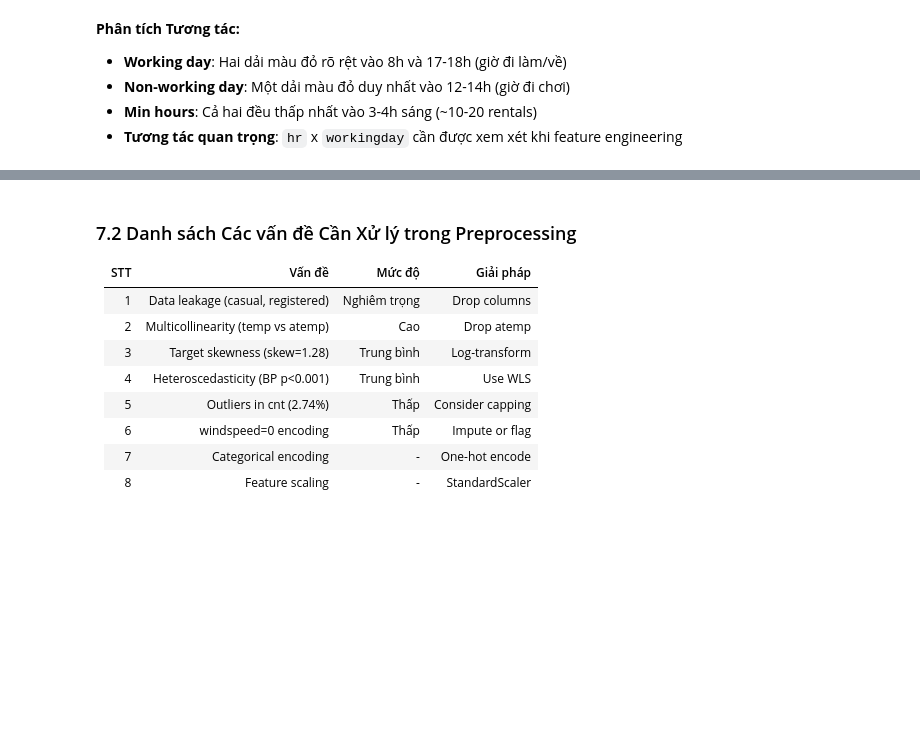
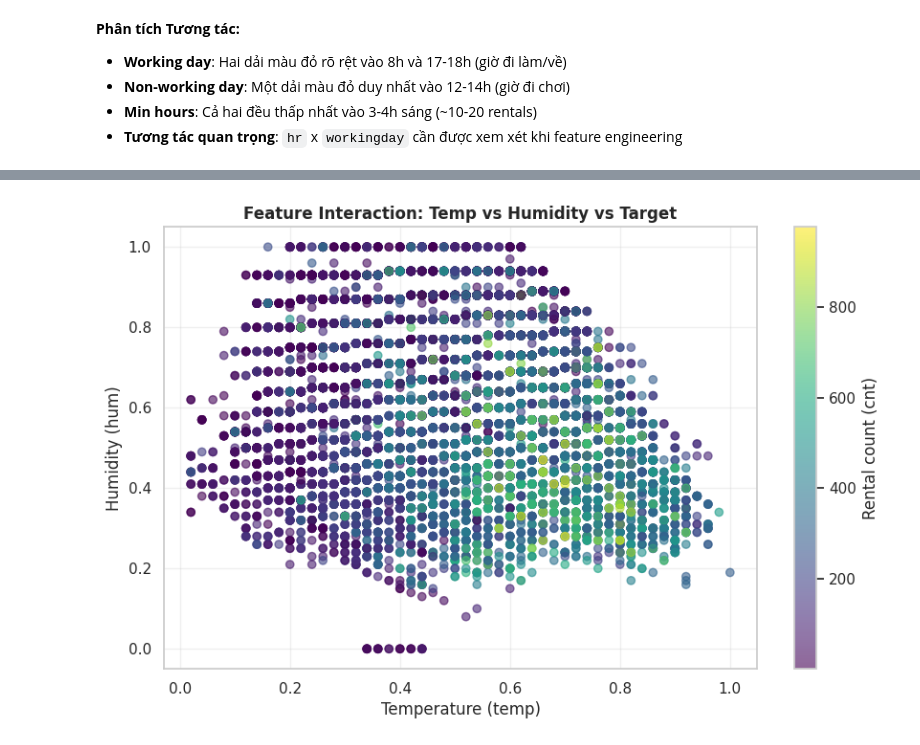
Before and after one commit to nh-atuan/supervised-learning-project, a Jupyter notebook: code/Part1_Regression/data/01_eda.ipynb, the cells around one changed output, grey strips where cells are left out. Saved outputs shown, nothing was run; the diff lists cells and outputs as text; code cells hidden in the pictures; blank space fills up the shorter version.

```diff
--- a/code/Part1_Regression/data/01_eda.ipynb
+++ b/code/Part1_Regression/data/01_eda.ipynb
@@ -1259,13 +1305,12 @@ print("   - Normalization: Scale continuous features")
-# %% [markdown]
-### 7.2 Danh sách Các vấn đề Cần Xử lý trong Preprocessing
-
-| STT | Vấn đề | Mức độ | Giải pháp |
-|-----|--------|--------|-----------|
-| 1 | Data leakage (casual, registered) | Nghiêm trọng | Drop columns |
-| 2 | Multicollinearity (temp vs atemp) | Cao | Drop atemp |
-| 3 | Target skewness (skew=1.28) | Trung bình | Log-transform |
-| 4 | Heteroscedasticity (BP p<0.001) | Trung bình | Use WLS |
-| 5 | Outliers in cnt (2.74%) | Thấp | Consider capping |
-| 6 | windspeed=0 encoding | Thấp | Impute or flag |
-| 7 | Categorical encoding | - | One-hot encode |
-| 8 | Feature scaling | - | StandardScaler |
+# %%
+# Feature Interaction Analysis: Temperature x Humidity x Target
+plt.figure(figsize=(10, 6))
+scatter = plt.scatter(df['temp'], df['hum'], c=df['cnt'], cmap='viridis', alpha=0.6)
+plt.colorbar(scatter, label='Rental count (cnt)')
+plt.xlabel('Temperature (temp)')
+plt.ylabel('Humidity (hum)')
+plt.title('Feature Interaction: Temp vs Humidity vs Target', fontweight='bold')
+plt.grid(True, alpha=0.3)
+plt.show()
+# %% [output]
+[figure, added]
```
Also changed, not shown: parts of 10 cells of this notebook, 2 other files.
